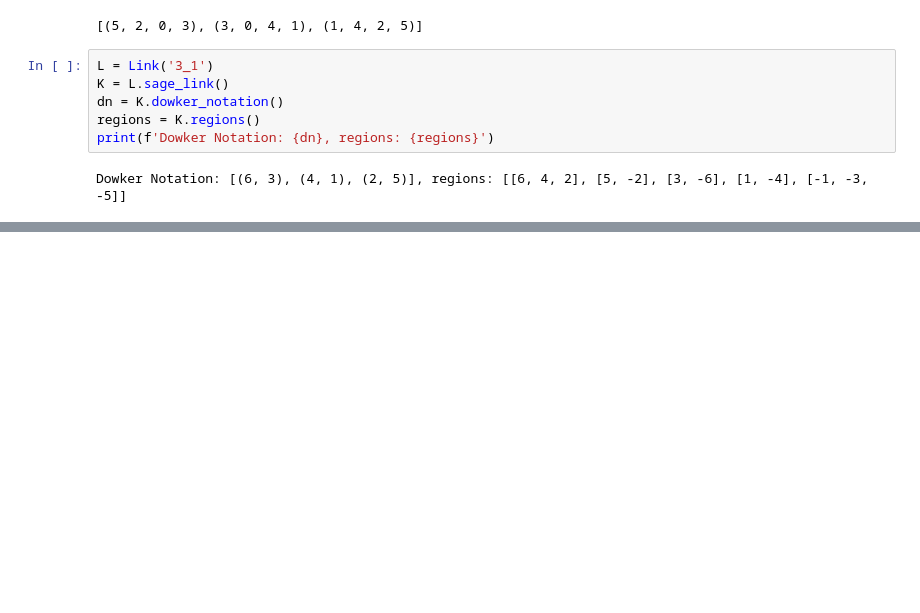
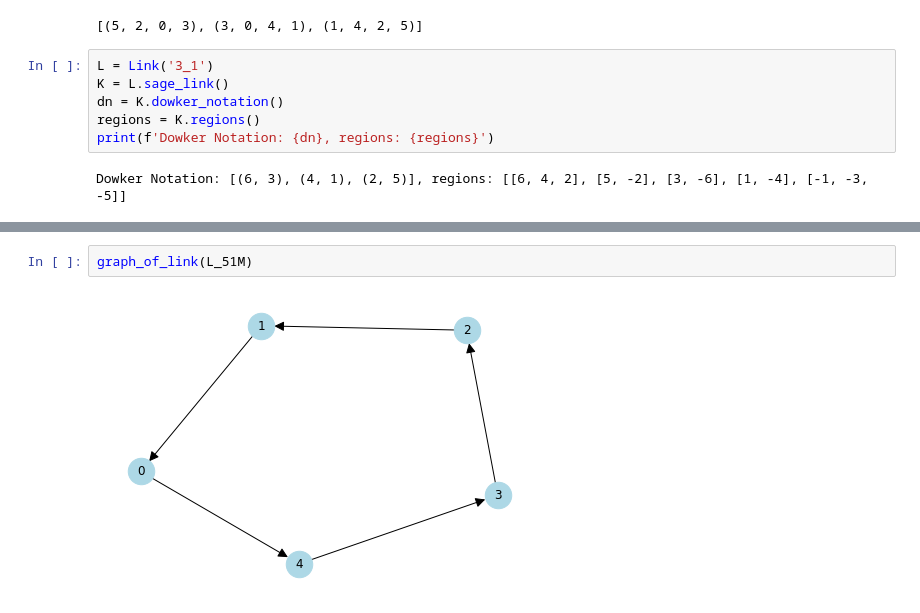
Before and after one commit to sadboyneedcodes/REU2024, a Jupyter notebook: sage_tests.ipynb, the cells around one changed output, grey strips where cells are left out. Saved outputs shown, nothing was run; the diff lists cells and outputs as text; blank space fills up the shorter version.

```diff
--- a/sage_tests.ipynb
+++ b/sage_tests.ipynb
@@ -129,0 +156,4 @@ Dowker Notation: [(6, 3), (4, 1), (2, 5)], regions: [[6, 4, 2], [5, -2], [3, -6]
+# %%
+graph_of_link(L_51M)
+# %% [output]
+[figure, added]
```
Also changed, not shown: parts of 4 cells of this notebook.
